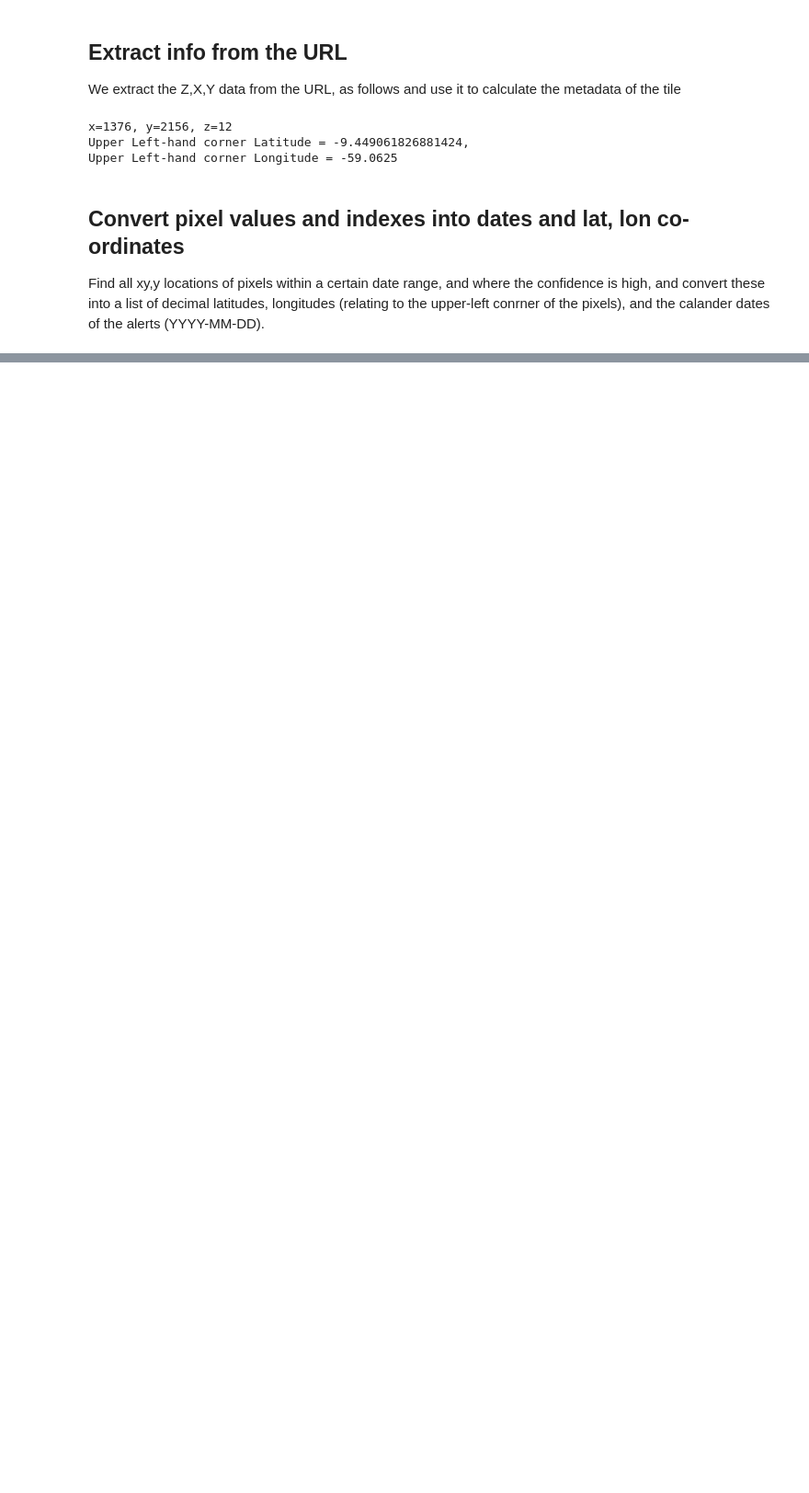
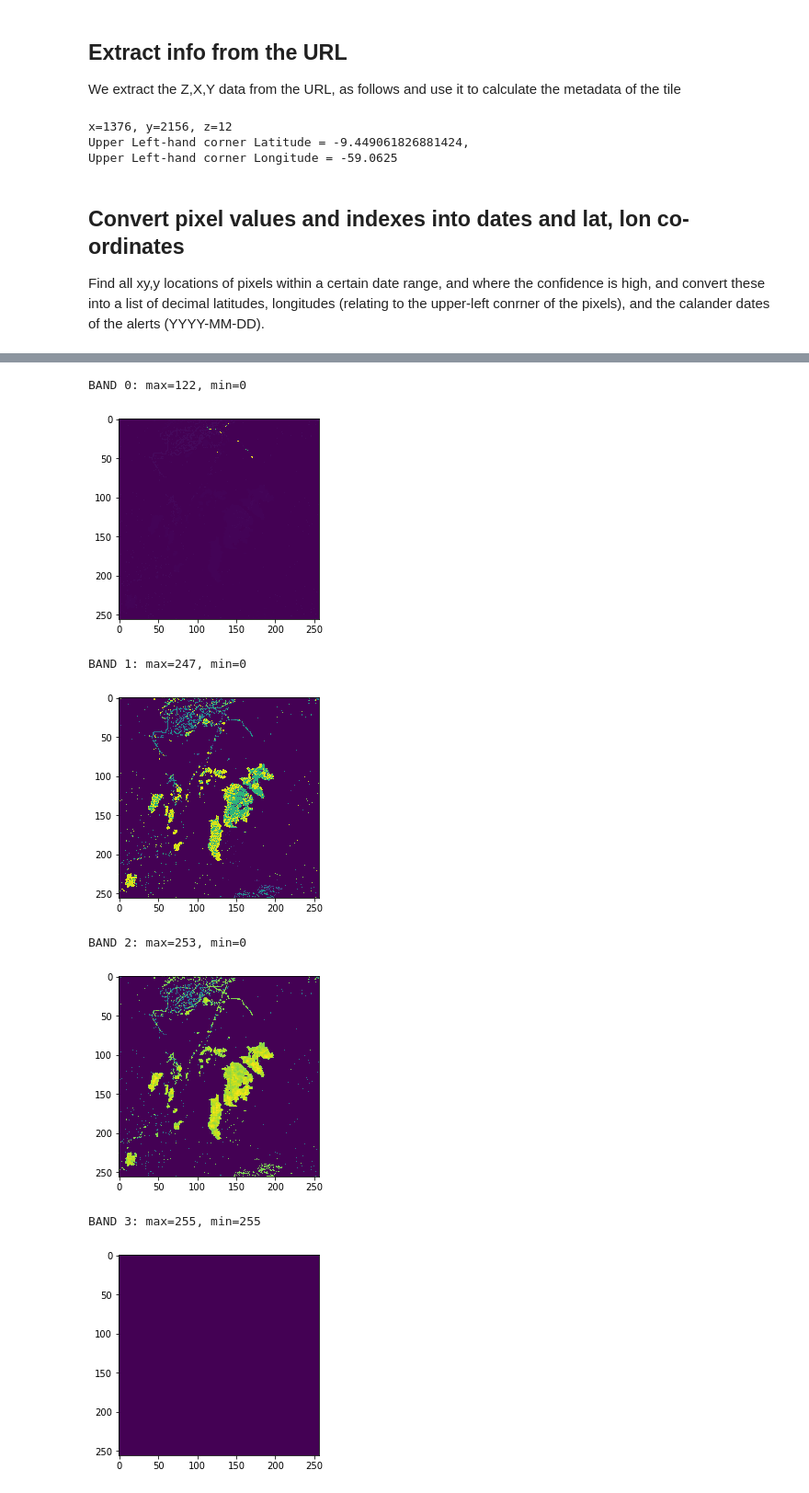
Before and after one commit to Vizzuality/data_sci_tutorials, a Jupyter notebook: work/GLADS_decode_tiles.ipynb, the cells around one changed output, grey strips where cells are left out. Shown at 92% size. Cells and saved outputs as stored; diff of their text form; code cells hidden in the pictures; blank space fills up the shorter version.

Commit message:
seems to be an error in encoded glads tiles

```diff
--- a/work/GLADS_decode_tiles.ipynb
+++ b/work/GLADS_decode_tiles.ipynb
@@ -158,0 +184,17 @@ with open("./output.txt",'w') as f:
+# %%
+tile_url='http://wri-tiles.s3.amazonaws.com/glad_prod/tiles/9/278/254.png'
+im_arrays = misc.imread(requests.get(tile_url, stream=True).raw, mode='RGBA')
+# %%
+for band in range(0,4):
+    print(f"BAND {band}: max={im_arrays[:,:,band].max()}, min={im_arrays[:,:,band].min()}")
+    plt.imshow(im_arrays[:,:,band])
+    plt.show()
+# %% [output]
+BAND 0: max=122, min=0
+[figure, added]
+BAND 1: max=247, min=0
+[figure, added]
+BAND 2: max=253, min=0
+[figure, added]
+BAND 3: max=255, min=255
+[figure, added]
```
Also changed, not shown: parts of 6 cells of this notebook.
